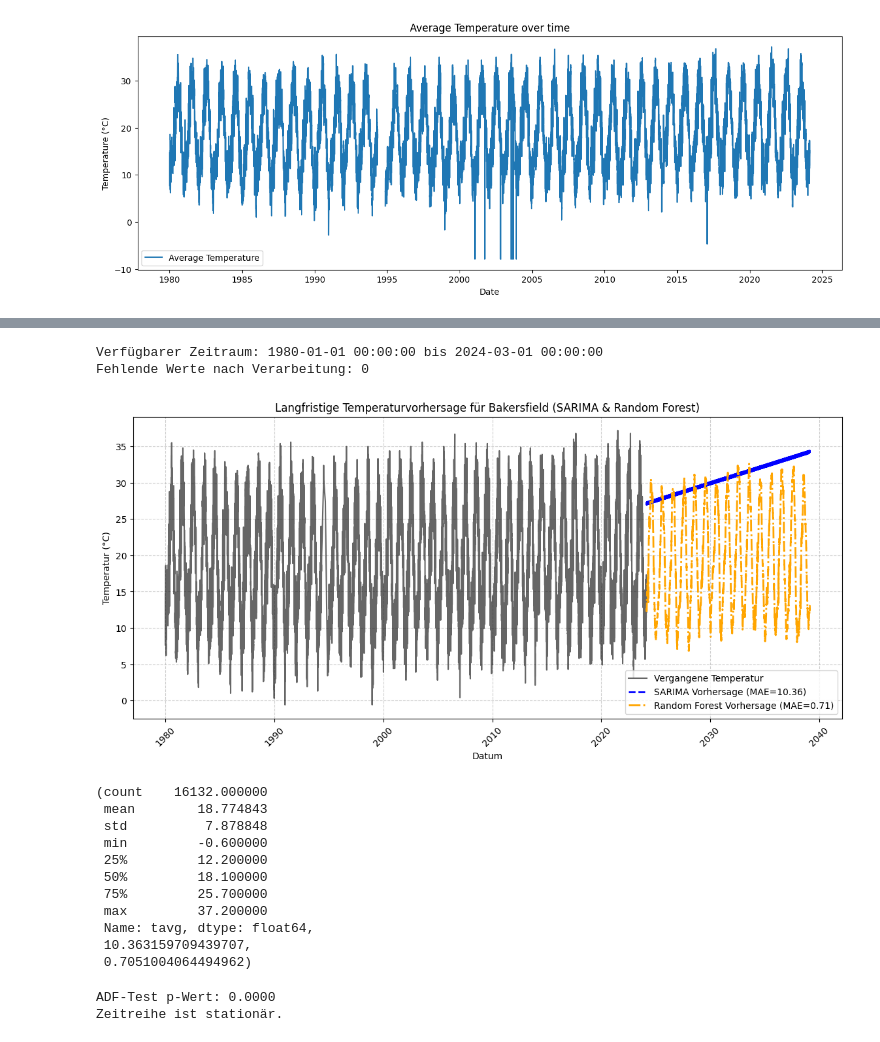
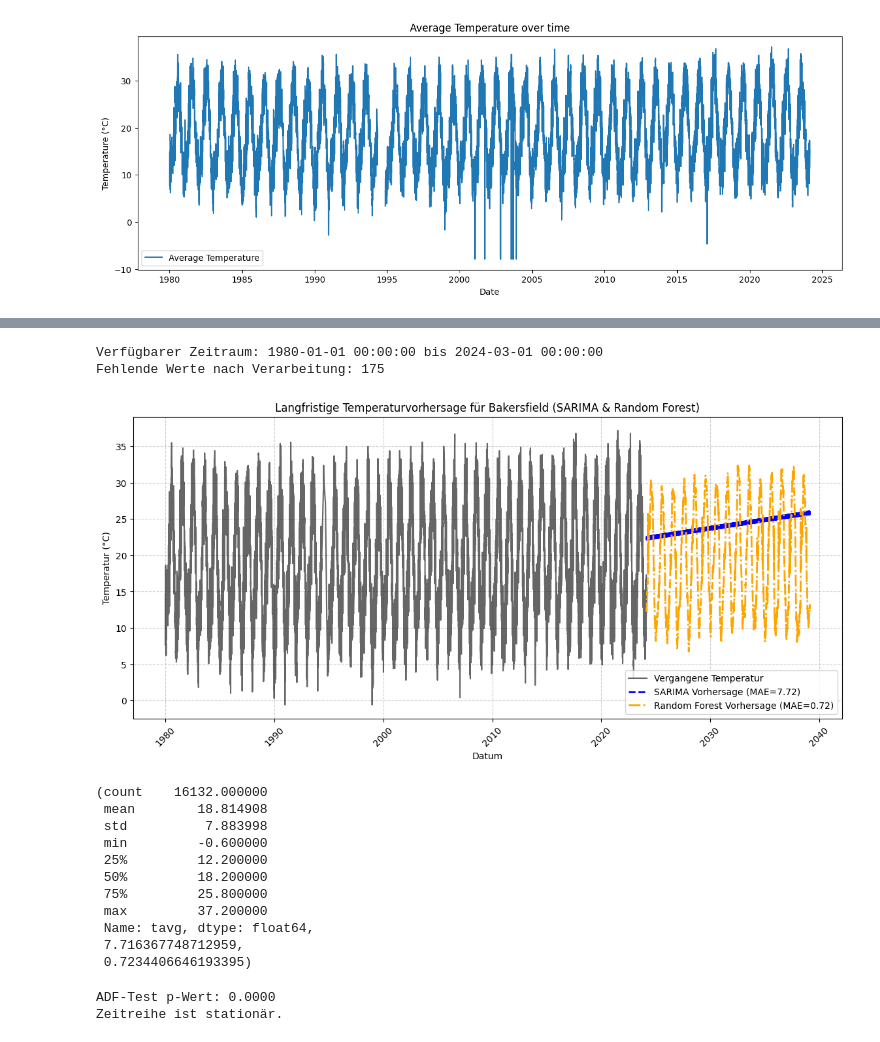
Before and after one commit to gurkewasser/spz_mc, a Jupyter notebook: main_spz.ipynb, the cells around one changed output, grey strips where cells are left out. Drawn from its saved outputs; the diff is of its cells as text; code cells hidden in the pictures.

```diff
--- a/main_spz.ipynb
+++ b/main_spz.ipynb
@@ -375,8 +376,7 @@ print("Verfügbarer Zeitraum:", data.index.min(), "bis", data.index.max())
 
 # Fehlende Werte in der Temperaturspalte behandeln
 # data['tavg'] = data['tavg'].interpolate(method='linear')  # Interpolieren
-data['tavg'] = data_clean['tavg_rollmed']
-data['tavg'] = data['tavg'].fillna(method='bfill').fillna(method='ffill')  # Backfill + Forwardfill als zusätzliche Sicherung
+# data['tavg'] = data['tavg'].fillna(method='bfill').fillna(method='ffill')  # Backfill + Forwardfill als zusätzliche Sicherung
 
 # Prüfen, ob noch NaN-Werte vorhanden sind
 print("Fehlende Werte nach Verarbeitung:", data['tavg'].isna().sum())
@@ -470,8 +470,7 @@ print("Verfügbarer Zeitraum:", data.index.min(), "bis", data.index.max())
 
 # Fehlende Werte in der Temperaturspalte behandeln
 # data['tavg'] = data['tavg'].interpolate(method='linear')  # Interpolieren
-data['tavg'] = data_clean['tavg_rollmed']
-data['tavg'] = data['tavg'].fillna(method='bfill').fillna(method='ffill')  # Backfill + Forwardfill als zusätzliche Sicherung
+# data['tavg'] = data['tavg'].fillna(method='bfill').fillna(method='ffill')  # Backfill + Forwardfill als zusätzliche Sicherung
 
 # Prüfen, ob noch NaN-Werte vorhanden sind
 print("Fehlende Werte nach Verarbeitung:", data['tavg'].isna().sum())
@@ -514,46 +513,46 @@ future_features = features.rolling(window=30, min_periods=1).mean().iloc[-foreca
 
 # Falls zu wenige Werte vorhanden sind, mit Durchschnittswerten auffüllen
 if future_features.shape[0] < forecast_steps:
     additional_rows = pd.DataFrame(np.tile(future_features.mean().values, (forecast_steps - future_features.shape[0], 1)), columns=future_features.columns)
     future_features = pd.concat([future_features, additional_rows], ignore_index=True)
 
 # Random Forest Vorhersage
 rf_forecast = rf_model.predict(future_features)
 
 # Berechnung von Fehlerwerten
 sarima_mae = mean_absolute_error(test, sarima_result.forecast(steps=len(test)))
 rf_mae = mean_absolute_error(y_test, rf_model.predict(X_test))
 
 # Ergebnisse visualisieren
 plt.figure(figsize=(14, 6))
 plt.plot(temperature_series.index, temperature_series, label="Vergangene Temperatur", color="black", alpha=0.6)
 plt.plot(future_dates, sarima_forecast, label=f"SARIMA Vorhersage (MAE={sarima_mae:.2f})", color="blue", linestyle="--", linewidth=2)
 plt.plot(future_dates, rf_forecast, label=f"Random Forest Vorhersage (MAE={rf_mae:.2f})", color="orange", linestyle="-.", linewidth=2)
 plt.xlabel("Datum")
 plt.ylabel("Temperatur (°C)")
 plt.title("Langfristige Temperaturvorhersage für Bakersfield (SARIMA & Random Forest)")
 plt.legend()
 plt.grid(True, linestyle='--', alpha=0.6)
 plt.xticks(rotation=45)
 plt.show()
 
 # Rückgabe der wichtigsten Werte
 train_stats, sarima_mae, rf_mae
 # %% [output]
 Verfügbarer Zeitraum: 1980-01-01 00:00:00 bis 2024-03-01 00:00:00
-Fehlende Werte nach Verarbeitung: 0
+Fehlende Werte nach Verarbeitung: 175
-[figure, old version]
+[figure, new version]
 (count    16132.000000
- mean        18.774843
- std          7.878848
+ mean        18.814908
+ std          7.883998
  min         -0.600000
  25%         12.200000
- 50%         18.100000
- 75%         25.700000
+ 50%         18.200000
+ 75%         25.800000
  max         37.200000
  Name: tavg, dtype: float64,
- 10.363159709439707,
- 0.7051004064494962)
+ 7.716367748712959,
+ 0.7234406646193395)
 # %%
 # Datum als Index setzen
 data.index = pd.to_datetime(data.index)
```
Also changed, not shown: parts of 19 cells of this notebook.
